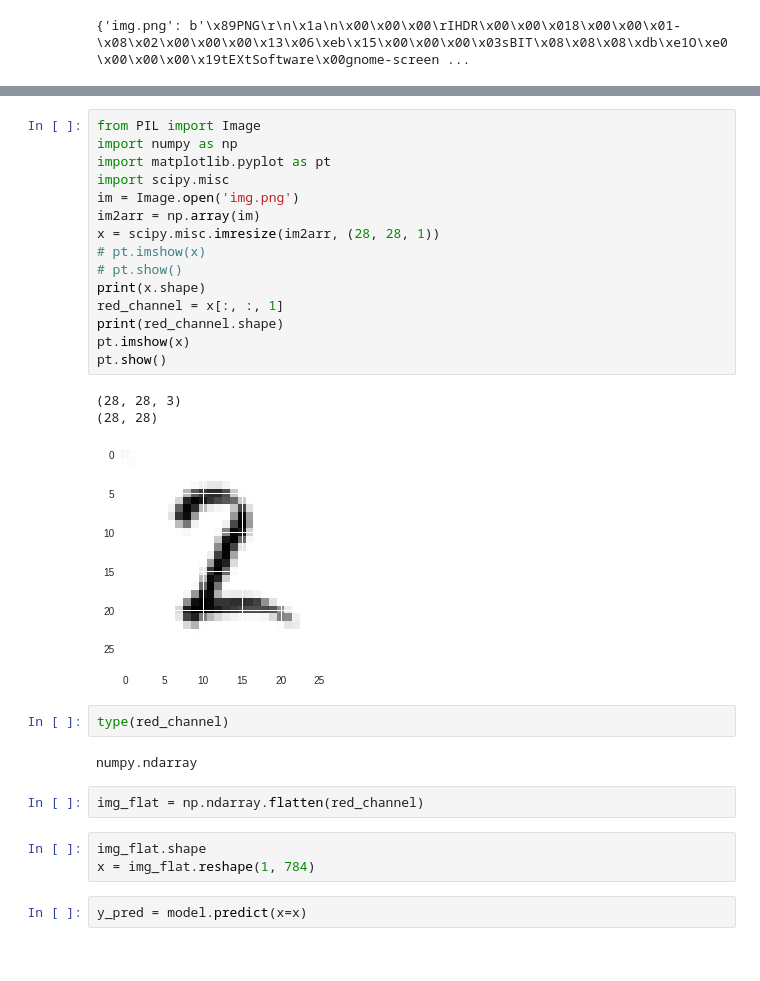
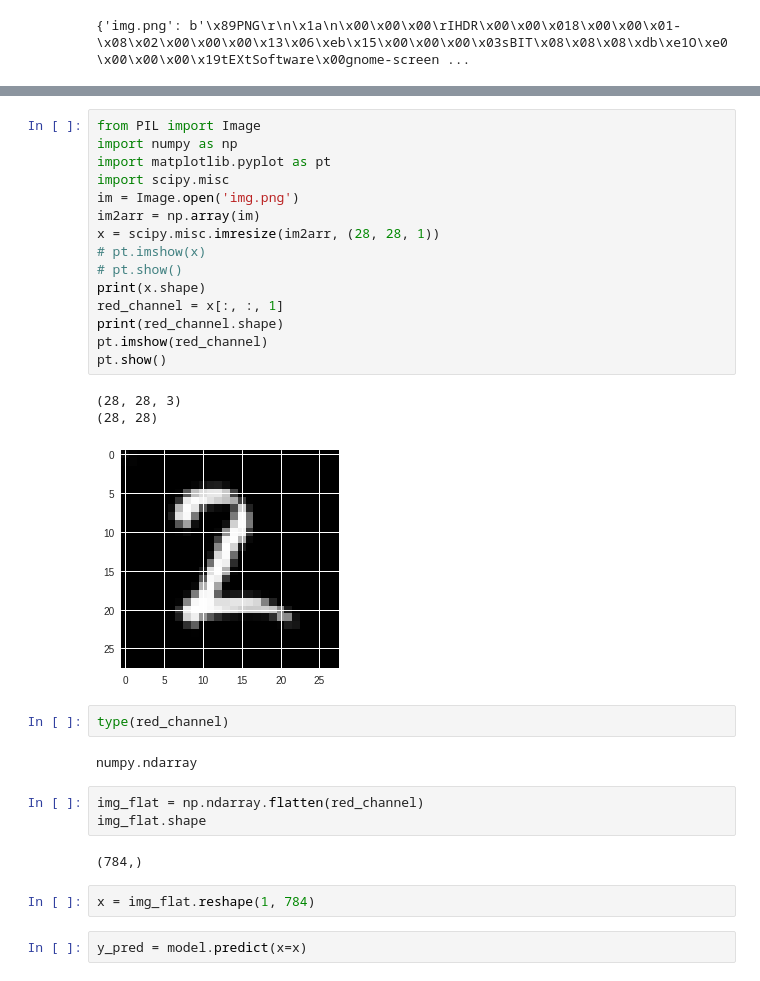
Before and after one commit to shashank2806/mnist-digits-classifiers, a Jupyter notebook: CNN_Keras.ipynb, the cells around one changed output, grey strips where cells are left out. Cells and saved outputs as stored; diff of their text form.

```diff
--- a/CNN_Keras.ipynb
+++ b/CNN_Keras.ipynb
@@ -260,30 +271,32 @@ download.py                         README.md
 # %%
 from PIL import Image
 import numpy as np
 import matplotlib.pyplot as pt
 import scipy.misc
 im = Image.open('img.png')
 im2arr = np.array(im)
 x = scipy.misc.imresize(im2arr, (28, 28, 1))
 # pt.imshow(x)
 # pt.show()
 print(x.shape)
 red_channel = x[:, :, 1]
 print(red_channel.shape)
-pt.imshow(x)
+pt.imshow(red_channel)
 pt.show()
 # %% [output]
 (28, 28, 3)
 (28, 28)
-[figure, old version]
+[figure, new version]
 # %%
 type(red_channel)
 # %% [output]
 numpy.ndarray
 # %%
 img_flat = np.ndarray.flatten(red_channel)
+img_flat.shape
+# %% [output]
+(784,)
 # %%
-img_flat.shape
 x = img_flat.reshape(1, 784)
 # %%
 y_pred = model.predict(x=x)
```
Also changed, not shown: parts of 20 cells of this notebook.
